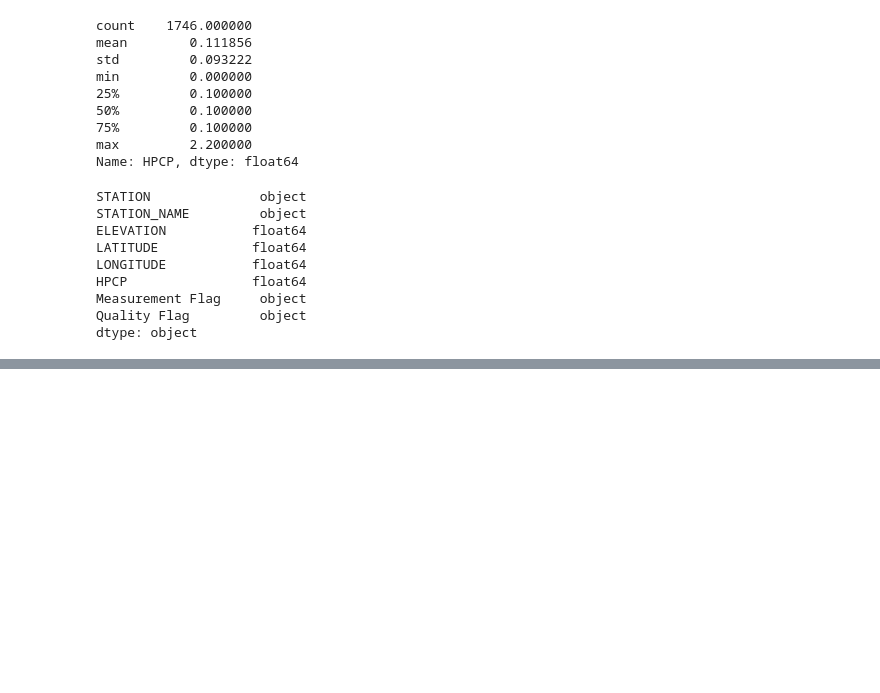
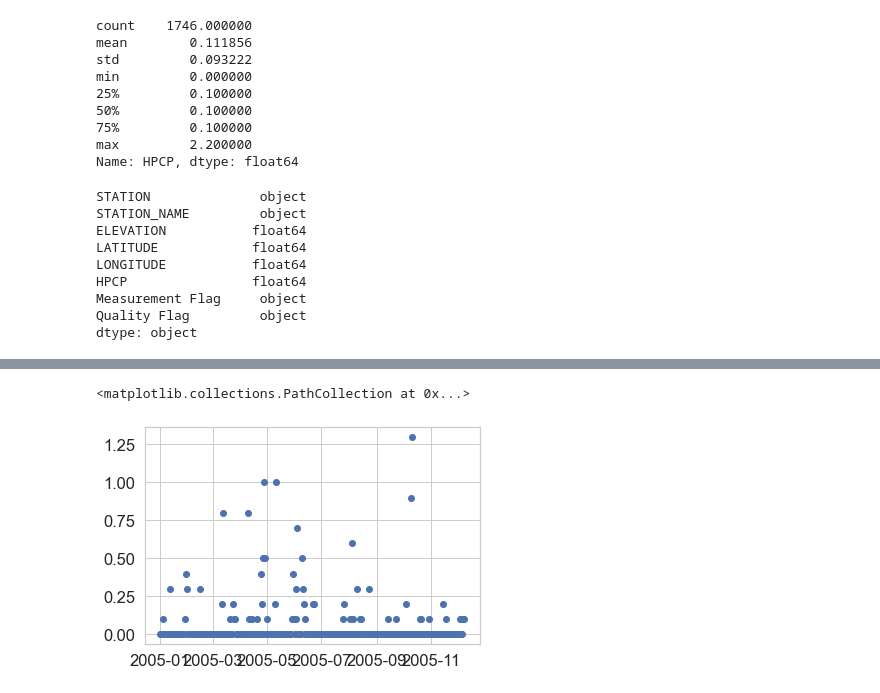
Before and after one commit to WeaselE/DataScience, a Jupyter notebook: Earth Data Science Course/TimeSeriesData.ipynb, the cells around one changed output, grey strips where cells are left out. Saved outputs shown, nothing was run; the diff lists cells and outputs as text; code cells hidden in the pictures; blank space fills up the shorter version.

```diff
--- a/Earth Data Science Course/TimeSeriesData.ipynb
+++ b/Earth Data Science Course/TimeSeriesData.ipynb
@@ -74,0 +80,6 @@ precip_2005.plot(y='HPCP')
+# %%
+f, ax = plt.subplots()
+ax.scatter(x=precip_2005_daily.index.values, y=precip_2005_daily['HPCP'])
+# %% [output]
+<matplotlib.collections.PathCollection at 0x...>
+[figure, added]
```
Also changed, not shown: parts of 3 cells of this notebook, 3 other files.
